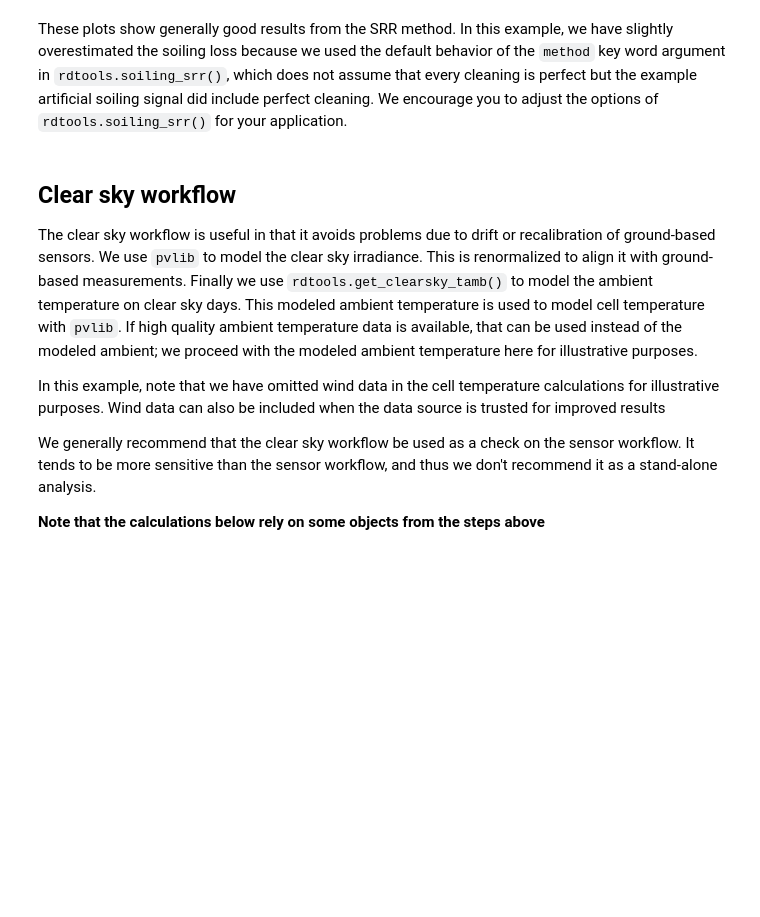
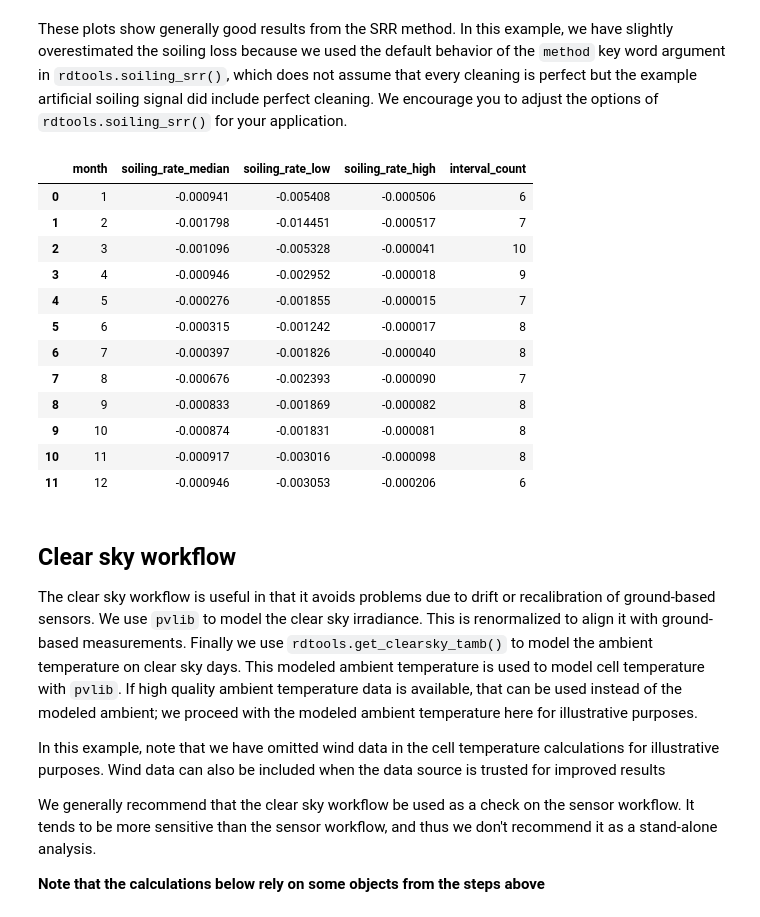
Before and after one commit to NREL/rdtools, a Jupyter notebook: docs/degradation_and_soiling_example_pvdaq_4.ipynb, the cells around one changed output. Cells and saved outputs as stored; diff of their text form; code cells hidden in the pictures; blank space fills up the shorter version.

Commit message:
Add the monthly calculations to example notebook

```diff
--- a/docs/degradation_and_soiling_example_pvdaq_4.ipynb
+++ b/docs/degradation_and_soiling_example_pvdaq_4.ipynb
@@ -266,6 +270,23 @@ fig = rdtools.soiling_rate_histogram(soiling_info, bins=50)
 [figure]
 # %% [markdown]
 These plots show generally good results from the SRR method. In this example, we have slightly overestimated the soiling loss because we used the default behavior of the `method` key word argument in `rdtools.soiling_srr()`, which does not assume that every cleaning is perfect but the example artificial soiling signal did include perfect cleaning. We encourage you to adjust the options of `rdtools.soiling_srr()` for your application.
+# %%
+# Calculate and view a monthly soiling rate summary
+rdtools.monthly_soiling_rates(soiling_info['soiling_interval_summary'])
+# %% [output]
+|  | month | soiling_rate_median | soiling_rate_low | soiling_rate_high | interval_count |
+| 0 | 1 | -0.000941 | -0.005408 | -0.000506 | 6 |
+| 1 | 2 | -0.001798 | -0.014451 | -0.000517 | 7 |
+| 2 | 3 | -0.001096 | -0.005328 | -0.000041 | 10 |
+| 3 | 4 | -0.000946 | -0.002952 | -0.000018 | 9 |
+| 4 | 5 | -0.000276 | -0.001855 | -0.000015 | 7 |
+| 5 | 6 | -0.000315 | -0.001242 | -0.000017 | 8 |
+| 6 | 7 | -0.000397 | -0.001826 | -0.000040 | 8 |
+| 7 | 8 | -0.000676 | -0.002393 | -0.000090 | 7 |
+| 8 | 9 | -0.000833 | -0.001869 | -0.000082 | 8 |
+| 9 | 10 | -0.000874 | -0.001831 | -0.000081 | 8 |
+| 10 | 11 | -0.000917 | -0.003016 | -0.000098 | 8 |
+| 11 | 12 | -0.000946 | -0.003053 | -0.000206 | 6 |
 # %% [markdown]
 ## Clear sky workflow
 The clear sky workflow is useful in that it avoids problems due to drift or recalibration of ground-based sensors. We use `pvlib` to model the clear sky irradiance. This is renormalized to align it with ground-based measurements. Finally we use `rdtools.get_clearsky_tamb()` to model the ambient temperature on clear sky days. This modeled ambient temperature is used to model cell temperature with `pvlib`. If high quality ambient temperature data is available, that can be used instead of the modeled ambient; we proceed with the modeled ambient temperature here for illustrative purposes.
```
Also changed, not shown: parts of 3 cells of this notebook.
